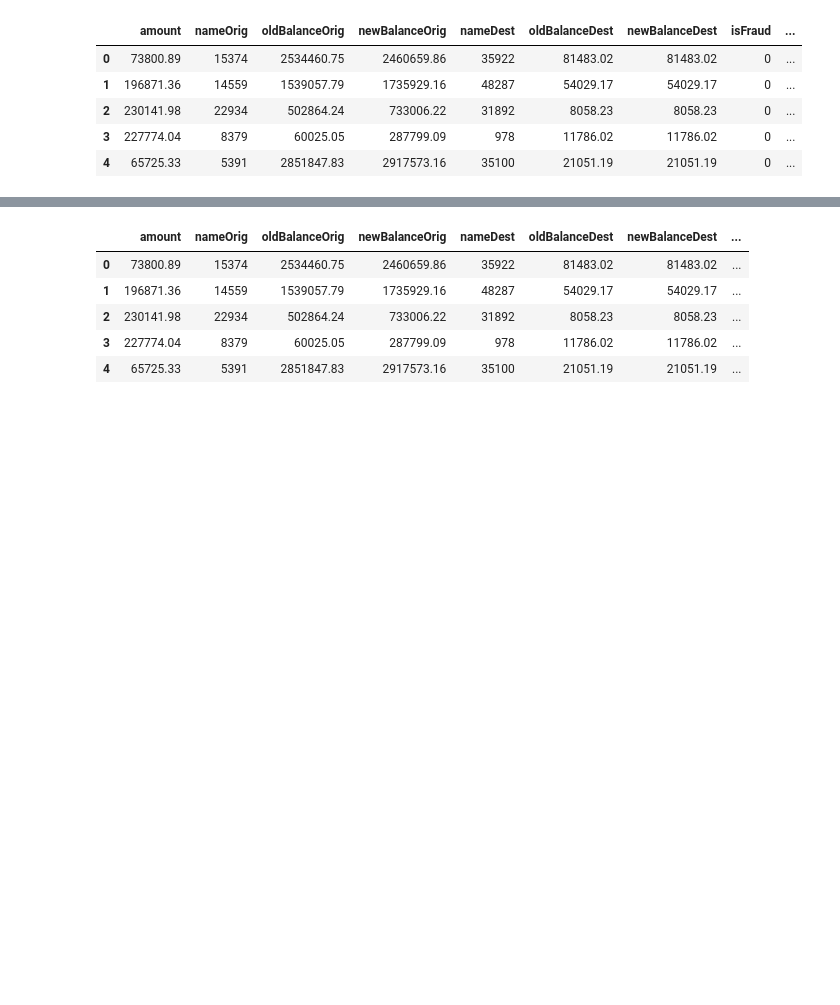
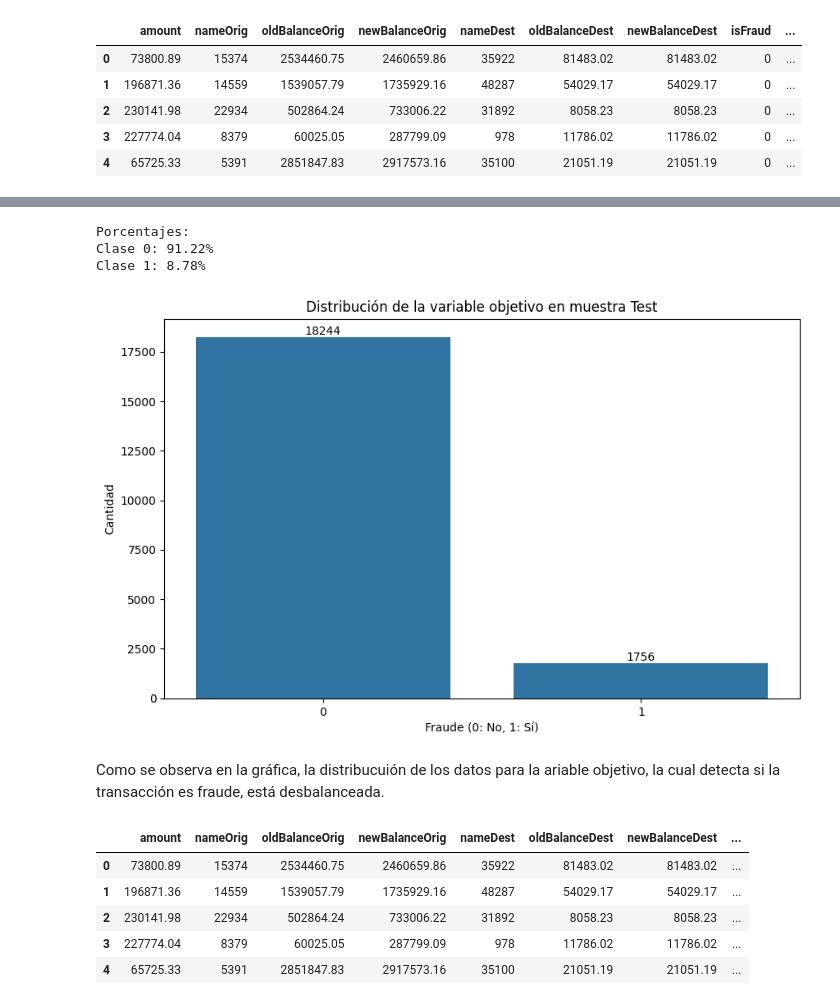
Before and after one commit to jechavarria12/Parcial_1_Fraude, a Jupyter notebook: Parcial_1_Fraude.ipynb, the cells around one changed output, grey strips where cells are left out. Cells and saved outputs as stored; diff of their text form; code cells hidden in the pictures; blank space fills up the shorter version.

```diff
--- a/Parcial_1_Fraude.ipynb
+++ b/Parcial_1_Fraude.ipynb
@@ -188,3 +302,36 @@ reporte_test.to_file("reporte_test.html")
+# %%
+#Analizar desbalance de clases
+
+class_dist = df_test['isFraud'].value_counts(normalize=True)
+print("\nPorcentajes:")
+for clase, porcentaje in class_dist.items():
+    print(f"Clase {clase}: {porcentaje*100:.2f}%")
+
+# Visualizamos la distribución con un gráfico de barras
+import matplotlib.pyplot as plt
+import seaborn as sns
+
+plt.figure(figsize=(10, 6))
+sns.countplot(data=df_test, x='isFraud')
+plt.title('Distribución de la variable objetivo en muestra Test')
+plt.xlabel('Fraude (0: No, 1: Sí)')
+plt.ylabel('Cantidad')
+
+# Añadimos los valores exactos sobre cada barra
+for i in plt.gca().containers[0]:
+    plt.text(i.get_x() + i.get_width()/2,
+            i.get_height(),
+            f'{int(i.get_height())}',
+            ha='center', va='bottom')
+
+plt.show()
+# %% [output]
+Porcentajes:
+Clase 0: 91.22%
+Clase 1: 8.78%
+[figure, added]
+# %% [markdown]
+Como se observa en la gráfica, la distribucuión de los datos para la ariable objetivo, la cual detecta si la transacción es fraude, está desbalanceada.
 # %%
 #Eliminar valores de NA de la variable de interés
 df_test = df_test.dropna(subset=['isFraud'])
```
Also changed, not shown: parts of 17 cells of this notebook.
